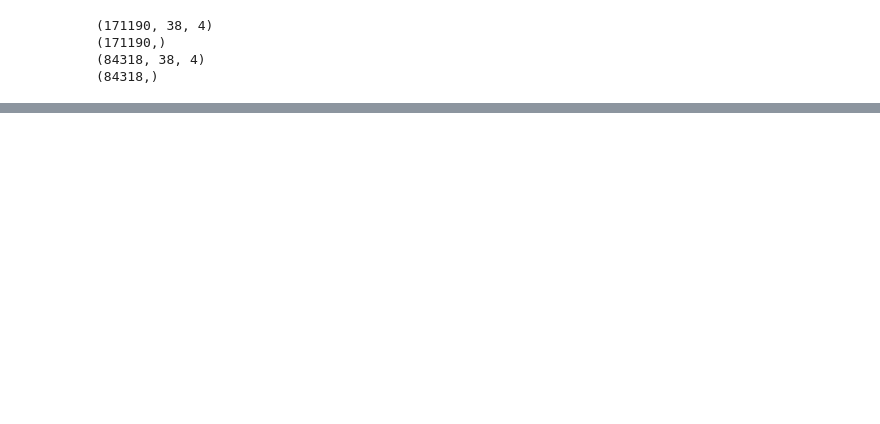
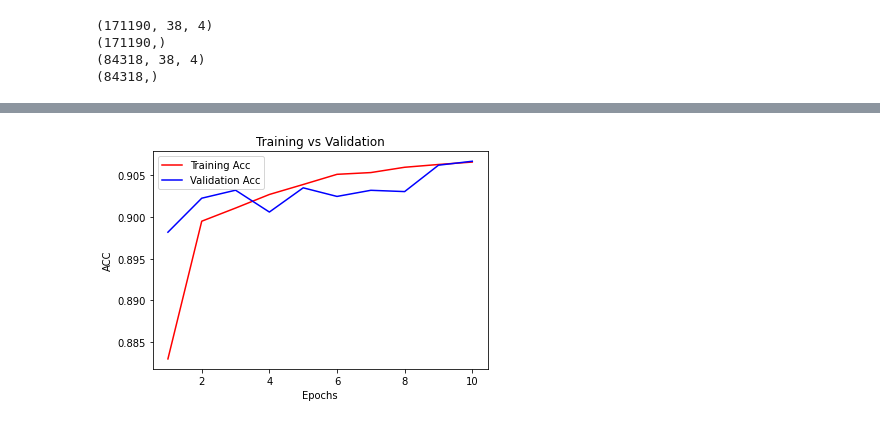
Before and after one commit to Seolang/stikyAI, a Jupyter notebook: main/CNN/CNN_Alx1_DBD_TAAAGC20NCG_3_Z_B.seq.ipynb, the cells around one changed output, grey strips where cells are left out. Cells and saved outputs as stored; diff of their text form; code cells hidden in the pictures; blank space fills up the shorter version.

```diff
--- a/main/CNN/CNN_Alx1_DBD_TAAAGC20NCG_3_Z_B.seq.ipynb
+++ b/main/CNN/CNN_Alx1_DBD_TAAAGC20NCG_3_Z_B.seq.ipynb
@@ -170,2 +152,12 @@ plt.show()
+# %%
+plt.plot(epochs, acc, 'r', label='Training Acc')
+plt.plot(epochs, val_acc, 'b', label='Validation Acc')
+plt.title('Training vs Validation')
+plt.xlabel('Epochs')
+plt.ylabel('ACC')
+plt.legend()
+plt.show()
+# %% [output]
+[figure, added]
 # %%
 model.save("./Deepbind.h5")
```
Also changed, not shown: parts of 2 cells of this notebook.
